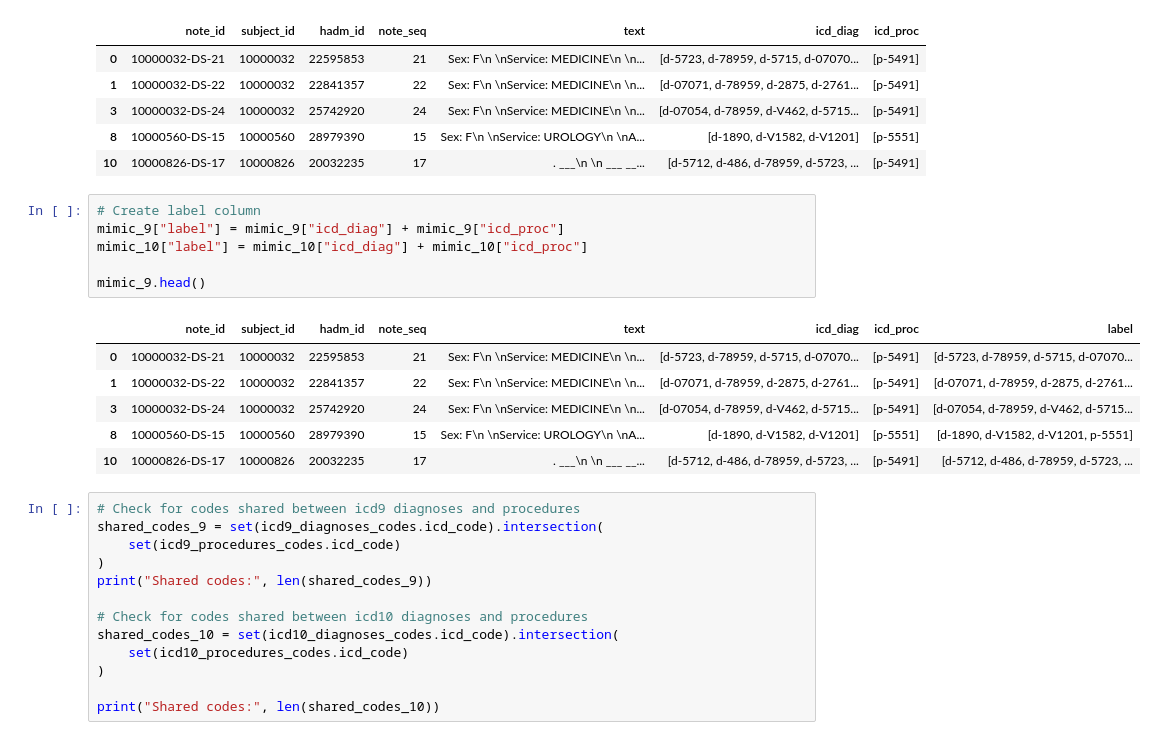
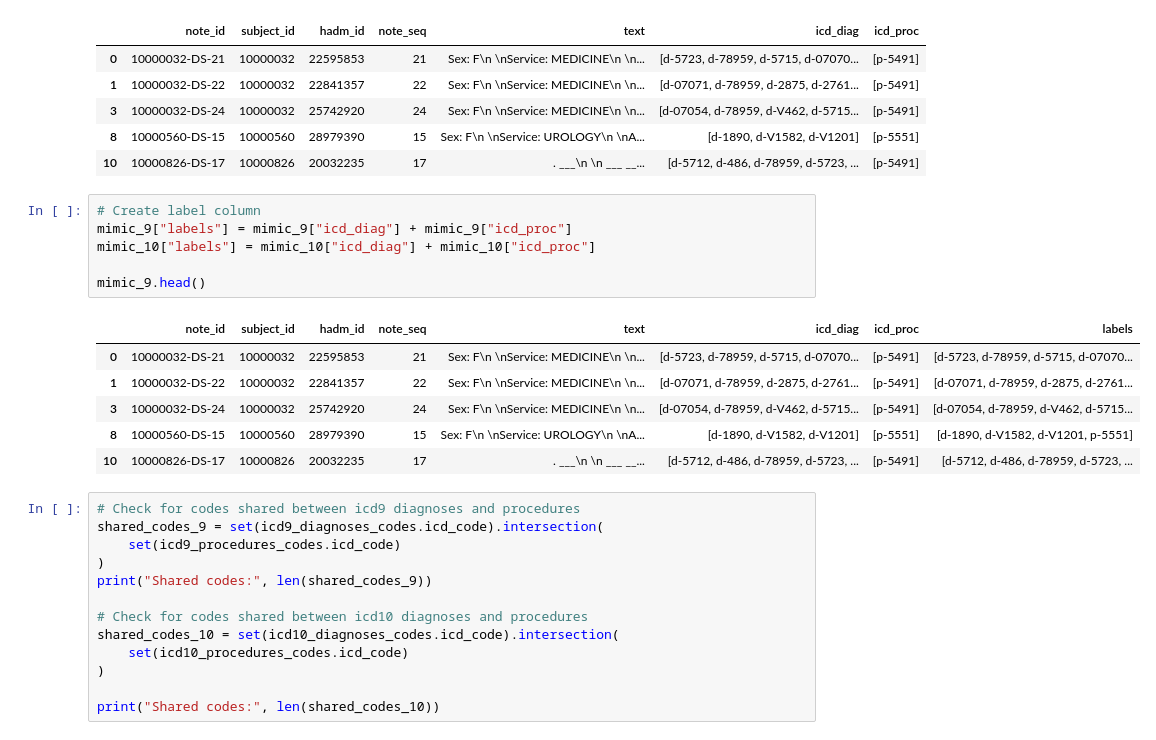
Before and after one commit to hk21702/Evaluating-XAI-LLMs-in-a-Clinical-Context_CSC413-Project, a Jupyter notebook: preprocessing.ipynb, the cells around one changed output. Saved outputs shown, nothing was run; the diff lists cells and outputs as text.

Commit message:
change to labels

```diff
--- a/preprocessing.ipynb
+++ b/preprocessing.ipynb
@@ -259,12 +259,12 @@ mimic_9.head()
 | 10 | 10000826-DS-17 | 10000826 | 20032235 | 17 | . ___\n \n ___ __... | [d-5712, d-486, d-78959, d-5723, ... | [p-5491] |
 # %%
 # Create label column
-mimic_9["label"] = mimic_9["icd_diag"] + mimic_9["icd_proc"]
-mimic_10["label"] = mimic_10["icd_diag"] + mimic_10["icd_proc"]
+mimic_9["labels"] = mimic_9["icd_diag"] + mimic_9["icd_proc"]
+mimic_10["labels"] = mimic_10["icd_diag"] + mimic_10["icd_proc"]
 
 mimic_9.head()
 # %% [output]
-|  | note_id | subject_id | hadm_id | note_seq | text | icd_diag | icd_proc | label |
+|  | note_id | subject_id | hadm_id | note_seq | text | icd_diag | icd_proc | labels |
 | 0 | 10000032-DS-21 | 10000032 | 22595853 | 21 | Sex: F\n \nService: MEDICINE\n \n... | [d-5723, d-78959, d-5715, d-07070... | [p-5491] | [d-5723, d-78959, d-5715, d-07070... |
 | 1 | 10000032-DS-22 | 10000032 | 22841357 | 22 | Sex: F\n \nService: MEDICINE\n \n... | [d-07071, d-78959, d-2875, d-2761... | [p-5491] | [d-07071, d-78959, d-2875, d-2761... |
 | 3 | 10000032-DS-24 | 10000032 | 25742920 | 24 | Sex: F\n \nService: MEDICINE\n \n... | [d-07054, d-78959, d-V462, d-5715... | [p-5491] | [d-07054, d-78959, d-V462, d-5715... |
```
Also changed, not shown: parts of 2 cells of this notebook.
